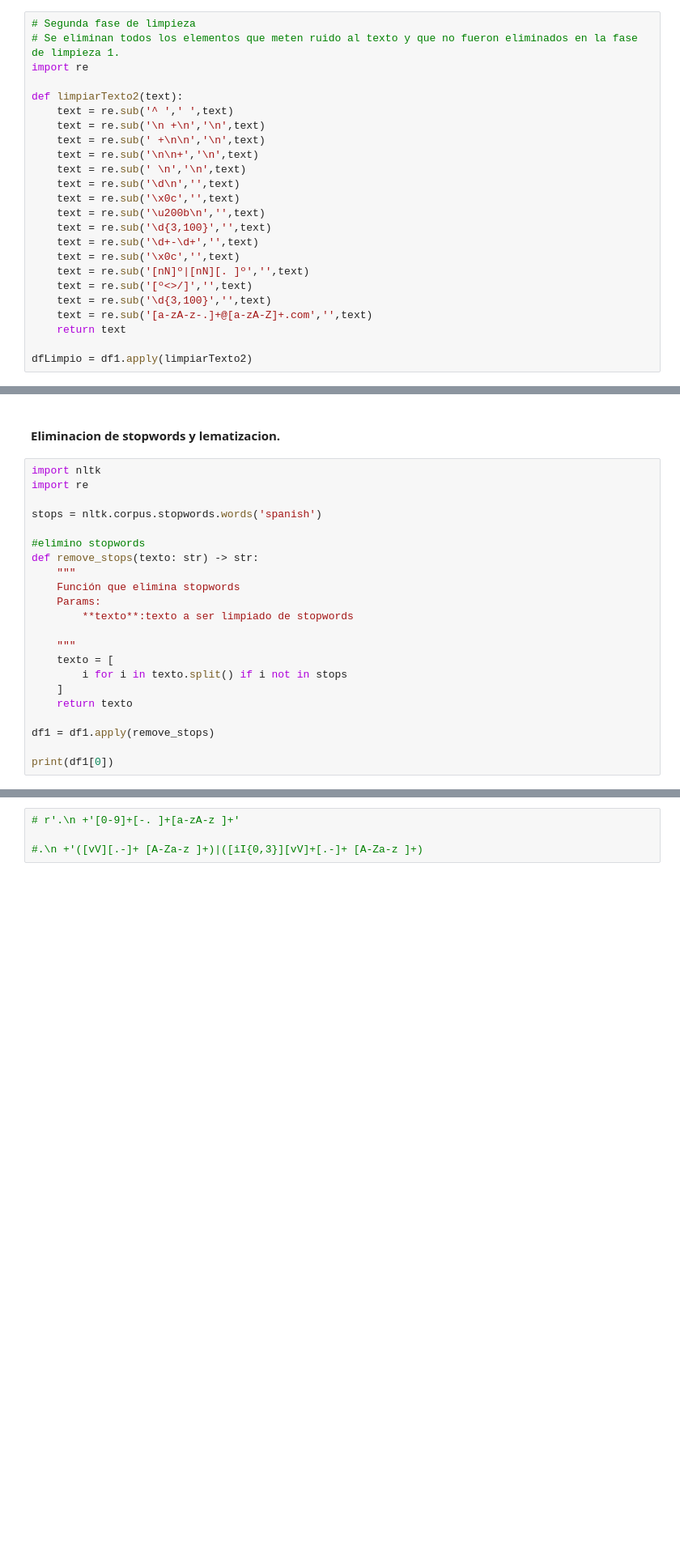
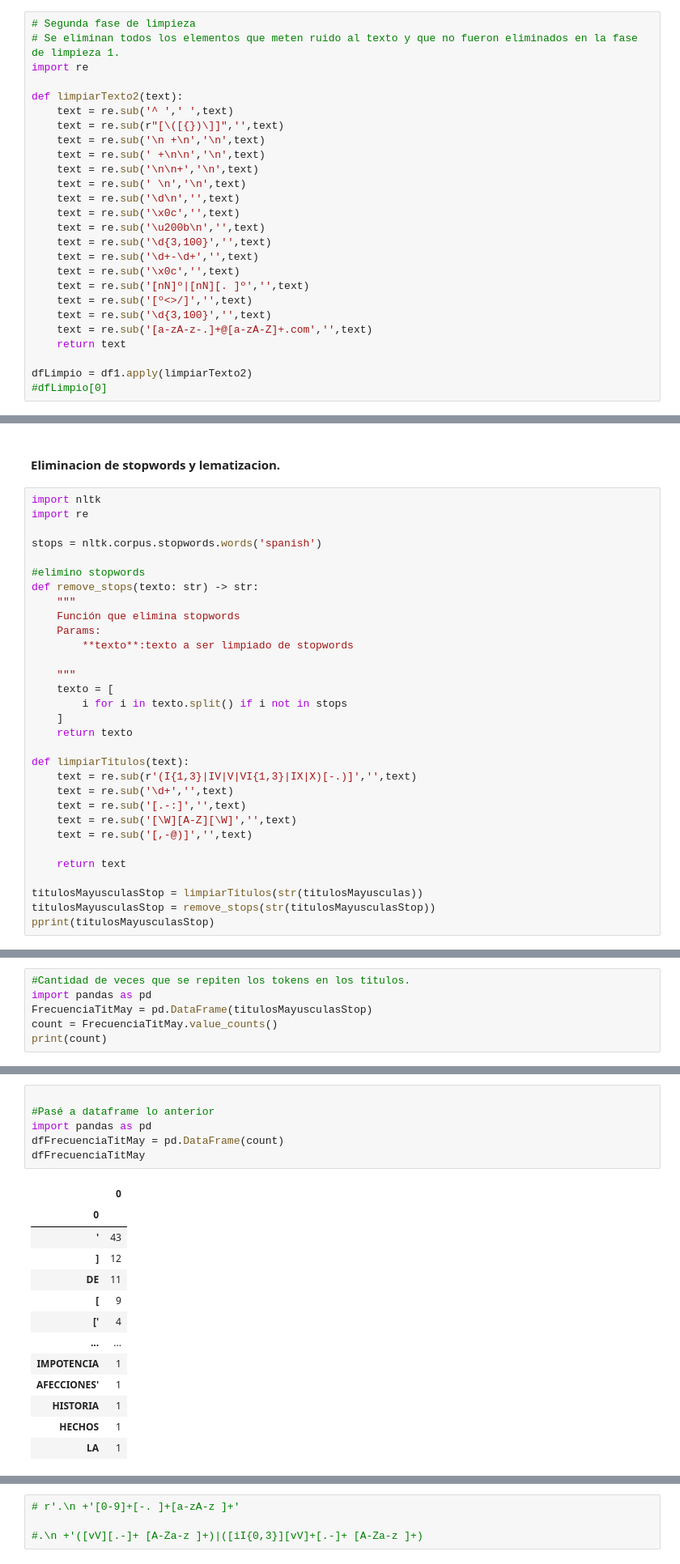
Before and after one commit to gaston411/Mi-Proyecto, a Jupyter notebook: limpiezaPrueba.ipynb, the cells around one changed output, grey strips where cells are left out. Shown: that part at 81% size. Cells and saved outputs as stored; diff of their text form; blank space fills up the shorter version.

```diff
--- a/limpiezaPrueba.ipynb
+++ b/limpiezaPrueba.ipynb
@@ -70,6 +70,7 @@ import re
 
 def limpiarTexto2(text):
     text = re.sub('^ ',' ',text)
+    text = re.sub(r"[\([{})\]]",'',text)
     text = re.sub('\n +\n','\n',text)
     text = re.sub(' +\n\n','\n',text)
     text = re.sub('\n\n+','\n',text)
@@ -87,3 +88,4 @@ def limpiarTexto2(text):
     return text
 
 dfLimpio = df1.apply(limpiarTexto2)
+#dfLimpio[0]
@@ -209,7 +207,16 @@ def remove_stops(texto: str) -> str:
     ]
     return texto
 
-df1 = df1.apply(remove_stops)
+def limpiarTitulos(text):
+    text = re.sub(r'(I{1,3}|IV|V|VI{1,3}|IX|X)[-.)]','',text)
+    text = re.sub('\d+','',text)
+    text = re.sub('[.-:]','',text)
+    text = re.sub('[\W][A-Z][\W]','',text)
+    text = re.sub('[,-@)]','',text)
 
-print(df1[0])
+    return text
+
+titulosMayusculasStop = limpiarTitulos(str(titulosMayusculas))
+titulosMayusculasStop = remove_stops(str(titulosMayusculasStop))
+pprint(titulosMayusculasStop)
 # %% [output]
@@ -216,0 +260,6 @@ AttributeError: module 'scipy' has no attribute '_lib'
+# %%
+#Cantidad de veces que se repiten los tokens en los titulos.
+import pandas as pd
+FrecuenciaTitMay = pd.DataFrame(titulosMayusculasStop)
+count = FrecuenciaTitMay.value_counts()
+print(count)
@@ -216,0 +288,20 @@ AttributeError: module 'scipy' has no attribute '_lib'
+# %%
+
+#Pasé a dataframe lo anterior
+import pandas as pd
+dfFrecuenciaTitMay = pd.DataFrame(count)
+dfFrecuenciaTitMay
+# %% [output]
+|  | 0 |
+| 0 |  |
+| ' | 43 |
+| ] | 12 |
+| DE | 11 |
+| [ | 9 |
+| [' | 4 |
+| ... | ... |
+| IMPOTENCIA | 1 |
+| AFECCIONES' | 1 |
+| HISTORIA | 1 |
+| HECHOS | 1 |
+| LA | 1 |
```
Also changed, not shown: parts of 28 cells of this notebook.
